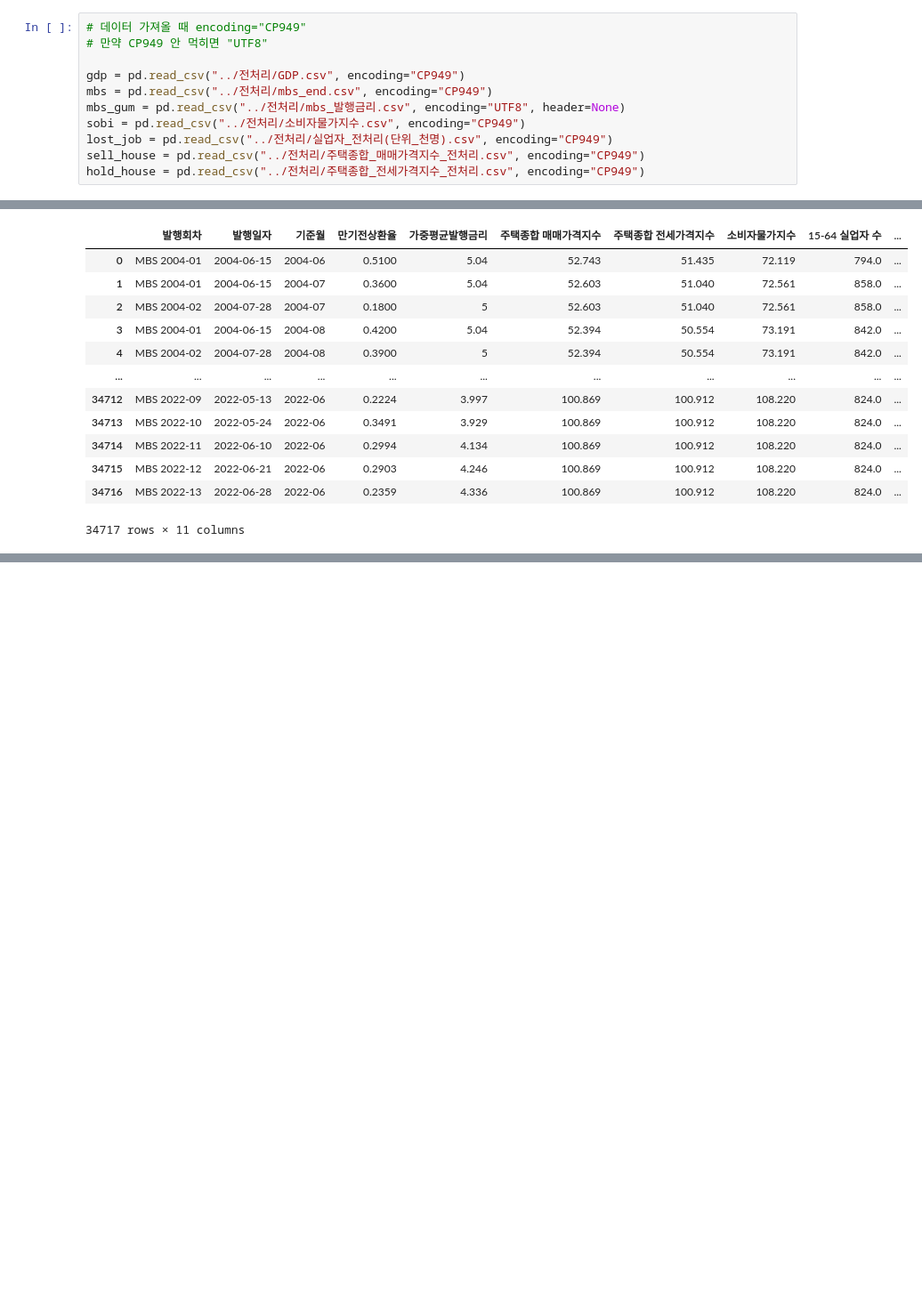
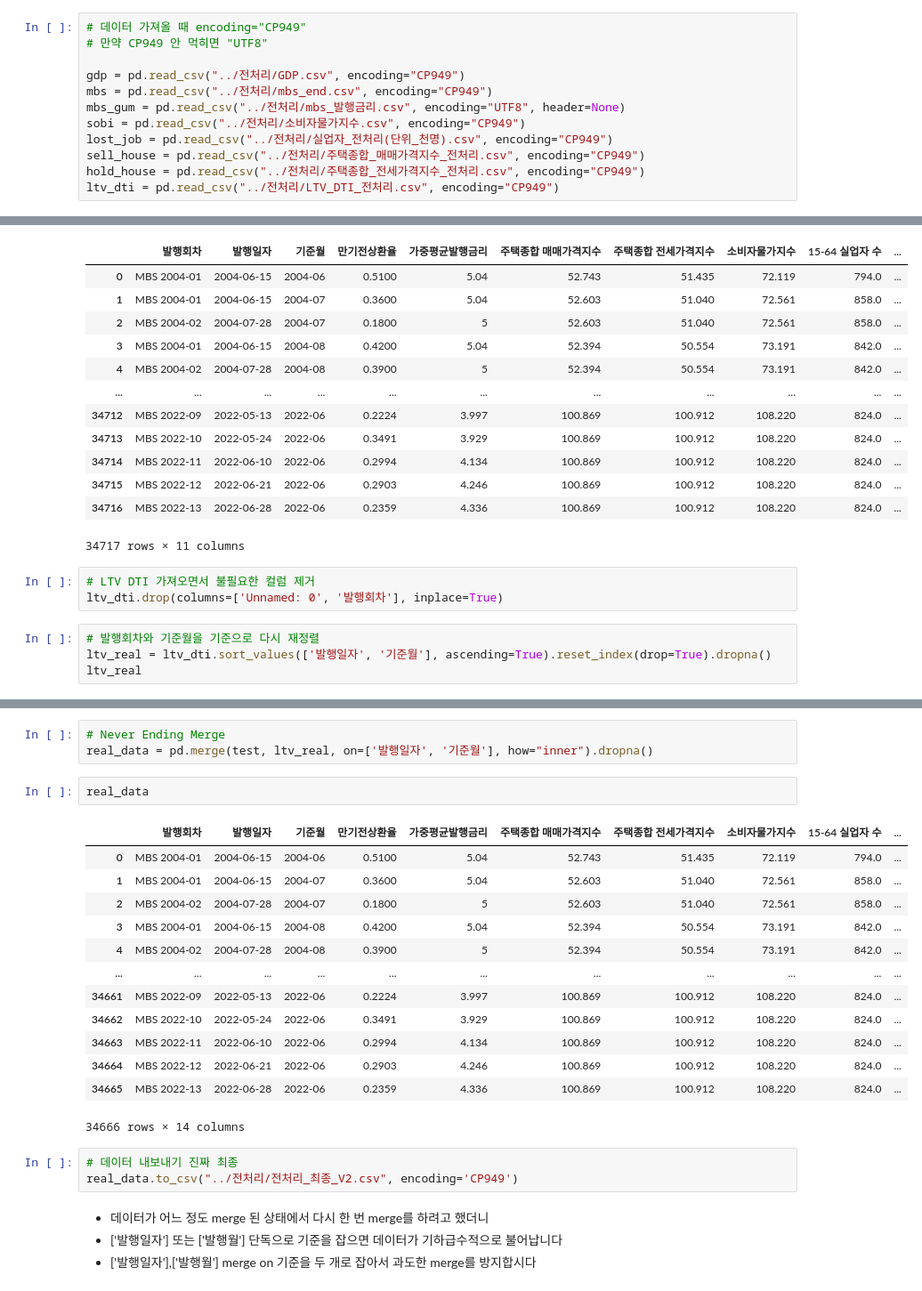
Before and after one commit to pelllzz/ubion4_project1, a Jupyter notebook: code/전처리_2차_0818.ipynb, the cells around one changed output, grey strips where cells are left out. Shown at 89% size. Cells and saved outputs as stored; diff of their text form; blank space fills up the shorter version.

```diff
--- a/code/전처리_2차_0818.ipynb
+++ b/code/전처리_2차_0818.ipynb
@@ -24,6 +24,7 @@ sobi = pd.read_csv("../전처리/소비자물가지수.csv", encoding="CP949")
 lost_job = pd.read_csv("../전처리/실업자_전처리(단위_천명).csv", encoding="CP949")
 sell_house = pd.read_csv("../전처리/주택종합_매매가격지수_전처리.csv", encoding="CP949")
 hold_house = pd.read_csv("../전처리/주택종합_전세가격지수_전처리.csv", encoding="CP949")
+ltv_dti = pd.read_csv("../전처리/LTV_DTI_전처리.csv", encoding="CP949")
 # %%
 # 일단 주택지수끼리 합쳐봅시다
 
@@ -257,3 +258,10 @@ test
 | 34715 | MBS 2022-12 | 2022-06-21 | 2022-06 | 0.2903 | 4.246 | 100.869 | 100.912 | 108.220 | 824.0 | ... |
 | 34716 | MBS 2022-13 | 2022-06-28 | 2022-06 | 0.2359 | 4.336 | 100.869 | 100.912 | 108.220 | 824.0 | ... |
 34717 rows × 11 columns
+# %%
+# LTV DTI 가져오면서 불필요한 컬럼 제거
+ltv_dti.drop(columns=['Unnamed: 0', '발행회차'], inplace=True)
+# %%
+# 발행회차와 기준월을 기준으로 다시 재정렬
+ltv_real = ltv_dti.sort_values(['발행일자', '기준월'], ascending=True).reset_index(drop=True).dropna()
+ltv_real
@@ -259,0 +282,26 @@ test
+# %%
+# Never Ending Merge
+real_data = pd.merge(test, ltv_real, on=['발행일자', '기준월'], how="inner").dropna()
+# %%
+real_data
+# %% [output]
+|  | 발행회차 | 발행일자 | 기준월 | 만기전상환율 | 가중평균발행금리 | 주택종합 매매가격지수 | 주택종합 전세가격지수 | 소비자물가지수 | 15-64 실업자 수 | ... |
+| 0 | MBS 2004-01 | 2004-06-15 | 2004-06 | 0.5100 | 5.04 | 52.743 | 51.435 | 72.119 | 794.0 | ... |
+| 1 | MBS 2004-01 | 2004-06-15 | 2004-07 | 0.3600 | 5.04 | 52.603 | 51.040 | 72.561 | 858.0 | ... |
+| 2 | MBS 2004-02 | 2004-07-28 | 2004-07 | 0.1800 | 5 | 52.603 | 51.040 | 72.561 | 858.0 | ... |
+| 3 | MBS 2004-01 | 2004-06-15 | 2004-08 | 0.4200 | 5.04 | 52.394 | 50.554 | 73.191 | 842.0 | ... |
+| 4 | MBS 2004-02 | 2004-07-28 | 2004-08 | 0.3900 | 5 | 52.394 | 50.554 | 73.191 | 842.0 | ... |
+| ... | ... | ... | ... | ... | ... | ... | ... | ... | ... | ... |
+| 34661 | MBS 2022-09 | 2022-05-13 | 2022-06 | 0.2224 | 3.997 | 100.869 | 100.912 | 108.220 | 824.0 | ... |
+| 34662 | MBS 2022-10 | 2022-05-24 | 2022-06 | 0.3491 | 3.929 | 100.869 | 100.912 | 108.220 | 824.0 | ... |
+| 34663 | MBS 2022-11 | 2022-06-10 | 2022-06 | 0.2994 | 4.134 | 100.869 | 100.912 | 108.220 | 824.0 | ... |
+| 34664 | MBS 2022-12 | 2022-06-21 | 2022-06 | 0.2903 | 4.246 | 100.869 | 100.912 | 108.220 | 824.0 | ... |
+| 34665 | MBS 2022-13 | 2022-06-28 | 2022-06 | 0.2359 | 4.336 | 100.869 | 100.912 | 108.220 | 824.0 | ... |
+34666 rows × 14 columns
+# %%
+# 데이터 내보내기 진짜 최종
+real_data.to_csv("../전처리/전처리_최종_V2.csv", encoding='CP949')
+# %% [markdown]
+- 데이터가 어느 정도 merge 된 상태에서 다시 한 번 merge를 하려고 했더니
+- ['발행일자'] 또는 ['발행월'] 단독으로 기준을 잡으면 데이터가 기하급수적으로 불어납니다
+- ['발행일자'],['발행월'] merge on 기준을 두 개로 잡아서 과도한 merge를 방지합시다
```
Also changed, not shown: parts of 2 cells of this notebook, 1 other file.
